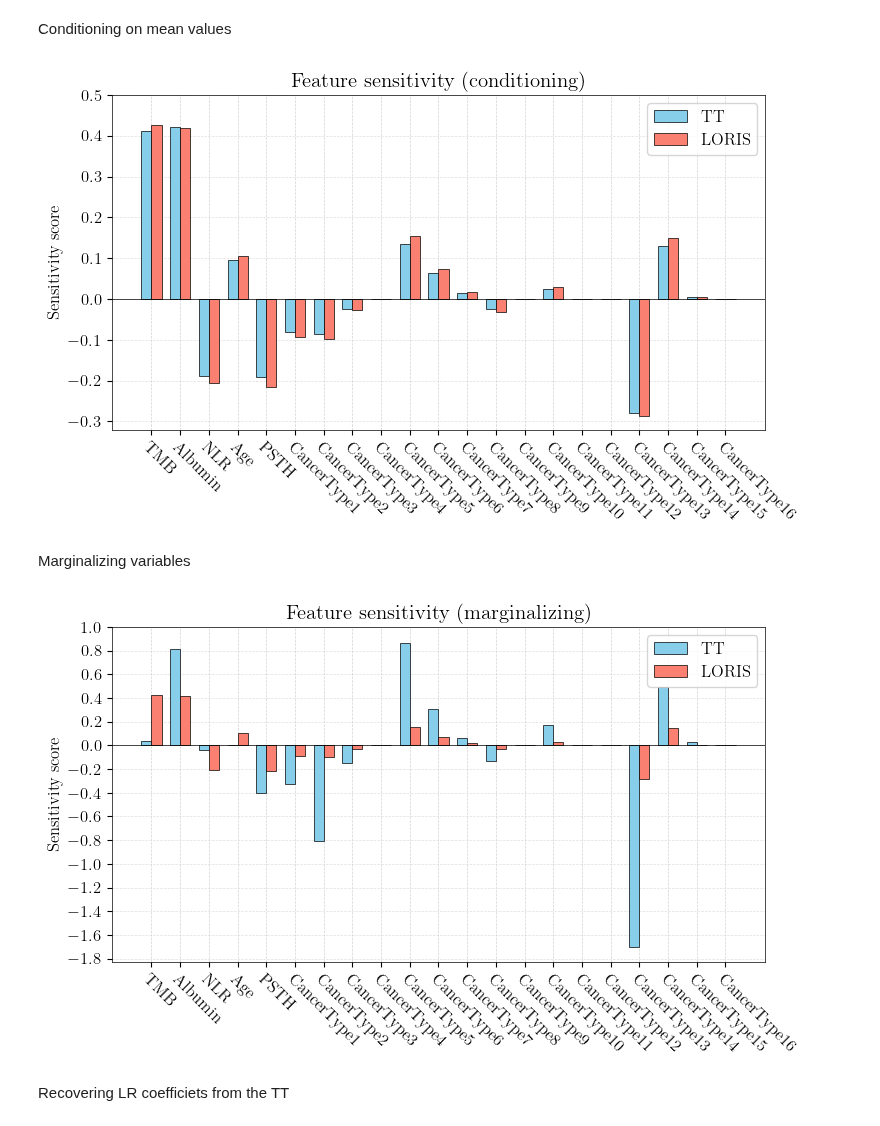
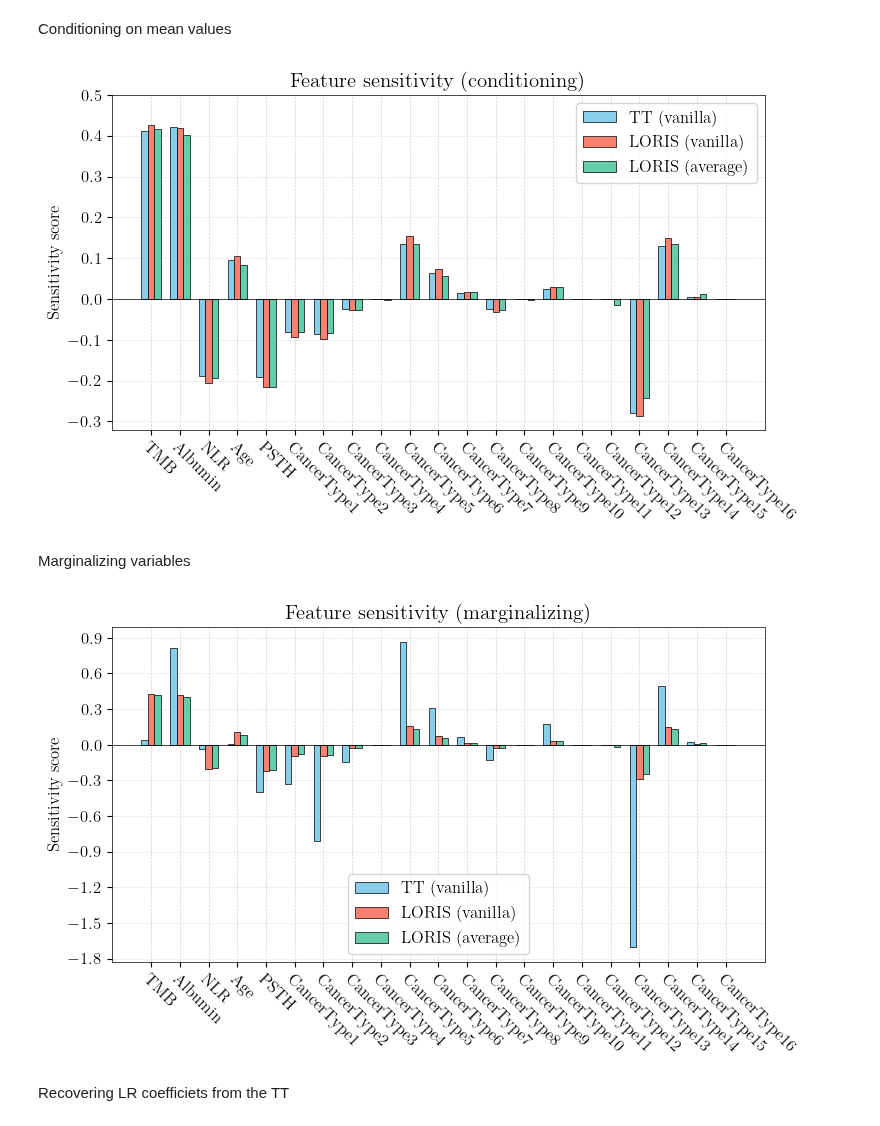
Before and after one commit to joserapa98/tns4loris, a Jupyter notebook: interpretability/interpretability.ipynb, the cells around one changed output. Saved outputs shown, nothing was run; the diff lists cells and outputs as text; code cells hidden in the pictures.

Commit message:
Include averaged models

```diff
--- a/interpretability/interpretability.ipynb
+++ b/interpretability/interpretability.ipynb
@@ -59,3 +59,14 @@ loris = train_model(model_name, x_train, y_train, x_test, y_test)
 * TRAINING MODEL:
 Model accuracy: Train: 0.69, Test: 0.72
 Model balanced accuracy: Train: 0.68, Test: 0.69
+# %%
+# Train average model
+# -------------------
+x_train = data_train[featuresNA].values
+y_train = data_train[phenoNA].values
+
+x_test = data_test[featuresNA].values
+y_test = data_test[phenoNA].values
+
+print('\n* TRAINING MODEL:')
+loris_avg = train_model(model_name, 'average', x_train, y_train, x_test, y_test)
@@ -85,7 +100,7 @@ dtype          = torch.float
 verbose        = False
 
 print('* TENSORIZING MODEL:')
-mps = tensorize(model=loris,
+mps = tensorize(model=loris_van,
                 x_train=xt_train,
                 y_train=yt_train,
                 x_test=xt_test,
@@ -144,8 +159,12 @@ mps = renormalize(mps=mps,
 Model accuracy: Test: 0.72
 Model balanced accuracy: Test: 0.69
 # %%
-def lr_model(data):
-    result = torch.from_numpy(loris.predict_proba(data)).float()
+def lr_van_model(data):
+    result = torch.from_numpy(loris_van.predict_proba(data)).float()
+    return result
+
+def lr_avg_model(data):
+    result = torch.from_numpy(loris_avg.predict_proba(data)).float()
     return result
 
 def embedding(data):
@@ -582,57 +626,62 @@ figures_dir = os.path.join(cwd, 'interpretability', 'figures')
 Conditioning on mean values
 # %%
 # Collect sensitivity scores
-lr_scores = []
+lr_van_scores = []
+lr_avg_scores = []
 tt_scores = []
 for feat in featuresNA:
-    lr_scores.append(feature_sensitivity_cond(feat, lr_model, xt_train,
-                                              featuresNA, scalers_train))
+    lr_van_scores.append(feature_sensitivity_cond(feat, lr_van_model, xt_train,
+                                                  featuresNA, scalers_train))
+    lr_avg_scores.append(feature_sensitivity_cond(feat, lr_avg_model, xt_train,
+                                                  featuresNA, scalers_train))
     tt_scores.append(feature_sensitivity_cond(feat, tt_model, xt_train,
                                               featuresNA, scalers_train))
 # %%
 # Bar plot setup
-x = torch.arange(len(featuresNA))  # label locations
-width = 0.35  # width of the bars
+x = torch.arange(len(featuresNA)) * 2  # label locations
+width = 0.45  # width of the bars
 
 fig, ax = plt.subplots(figsize=(8, 5))
-bars1 = ax.bar(x - width/2, tt_scores, width,
-               label='TT', color='skyblue', edgecolor='black', linewidth=0.5)
-bars2 = ax.bar(x + width/2, lr_scores, width,
-               label='LORIS', color='salmon', edgecolor='black', linewidth=0.5)
+bars1 = ax.bar(x - width, tt_scores, width,
+               label='TT (vanilla)', color='skyblue', edgecolor='black', linewidth=0.5)
+bars2 = ax.bar(x, lr_van_scores, width,
+               label='LORIS (vanilla)', color='salmon', edgecolor='black', linewidth=0.5)
+bars3 = ax.bar(x + width, lr_avg_scores, width,
+               label='LORIS (average)', color='mediumaquamarine', edgecolor='black', linewidth=0.5)
 
 # Axes settings
 # ax.set_xlabel('Feature')
 ax.set_ylabel('Sensitivity score')
 ax.set_title('Feature sensitivity (conditioning)')
 ax.set_xticks(x)
 ax.set_xticklabels([plot_labels[feat] for feat in featuresNA],
                    rotation=-45, ha='left', rotation_mode='anchor')
 ax.legend(loc='upper right')
 
 # Horizontal line at y=0
 ax.axhline(0, color='black', linewidth=0.5)
 
 # Vertical lines at each x-tick
 for xpos in x:
     ax.axvline(x=xpos, color='lightgrey',
                linestyle='--', linewidth=0.5, alpha=1, zorder=-1)
 
 # Y-ticks every 0.1
 ymin, ymax = ax.get_ylim()
 yticks = np.arange(round(ymin,1), round(ymax+0.1,1), 0.1)
 ax.set_yticks(yticks)
 
 # Horizontal grey lines at each y-tick
 for y in yticks:
     ax.axhline(y=y, color='lightgrey',
                linestyle='--', linewidth=0.5, alpha=0.7, zorder=-1)
 
 plt.tight_layout()
 plt.savefig(os.path.join(figures_dir, 'feat_sensitivity_cond.pdf'),
             bbox_inches='tight')
 plt.show()
 # %% [output]
-[figure, old version]
+[figure, new version]
 # %% [markdown]
 Marginalizing variables
 # %%
@@ -654,14 +706,16 @@ for feat in featuresNA:
                                               scalers_dict=scalers_train))
 # %%
 # Bar plot setup
-x = torch.arange(len(featuresNA))  # label locations
-width = 0.35  # width of the bars
+x = torch.arange(len(featuresNA)) * 2  # label locations
+width = 0.45  # width of the bars
 
 fig, ax = plt.subplots(figsize=(8, 5))
-bars1 = ax.bar(x - width/2, tt_scores, width,
-               label='TT', color='skyblue', edgecolor='black', linewidth=0.5)
-bars2 = ax.bar(x + width/2, lr_scores, width,
-               label='LORIS', color='salmon', edgecolor='black', linewidth=0.5)
+bars1 = ax.bar(x - width, tt_scores, width,
+               label='TT (vanilla)', color='skyblue', edgecolor='black', linewidth=0.5)
+bars2 = ax.bar(x, lr_van_scores, width,
+               label='LORIS (vanilla)', color='salmon', edgecolor='black', linewidth=0.5)
+bars3 = ax.bar(x + width, lr_avg_scores, width,
+               label='LORIS (average)', color='mediumaquamarine', edgecolor='black', linewidth=0.5)
 
 # Axes settings
 # ax.set_xlabel('Feature')
@@ -670,7 +724,7 @@ ax.set_title('Feature sensitivity (marginalizing)')
 ax.set_xticks(x)
 ax.set_xticklabels([plot_labels[feat] for feat in featuresNA],
                    rotation=-45, ha='left', rotation_mode='anchor')
-ax.legend(loc='upper right')
+ax.legend(loc='lower center')
 
 # Horizontal line at y=0
 ax.axhline(0, color='black', linewidth=0.5)
@@ -682,7 +736,7 @@ for xpos in x:
 
 # Y-ticks every 0.1
 ymin, ymax = ax.get_ylim()
-yticks = np.arange(round(ymin,1), round(ymax+0.1,1), 0.2)
+yticks = np.arange(round(ymin,1), round(ymax+0.1,1), 0.3)
 ax.set_yticks(yticks)
 
 # Horizontal grey lines at each y-tick
@@ -695,7 +749,7 @@ plt.savefig(os.path.join(figures_dir, 'feat_sensitivity_marg.pdf'),
             bbox_inches='tight')
 plt.show()
 # %% [output]
-[figure, old version]
+[figure, new version]
 # %% [markdown]
 Recovering LR coefficiets from the TT
 # %%
```
Also changed, not shown: parts of 20 cells of this notebook, 8 other files.
